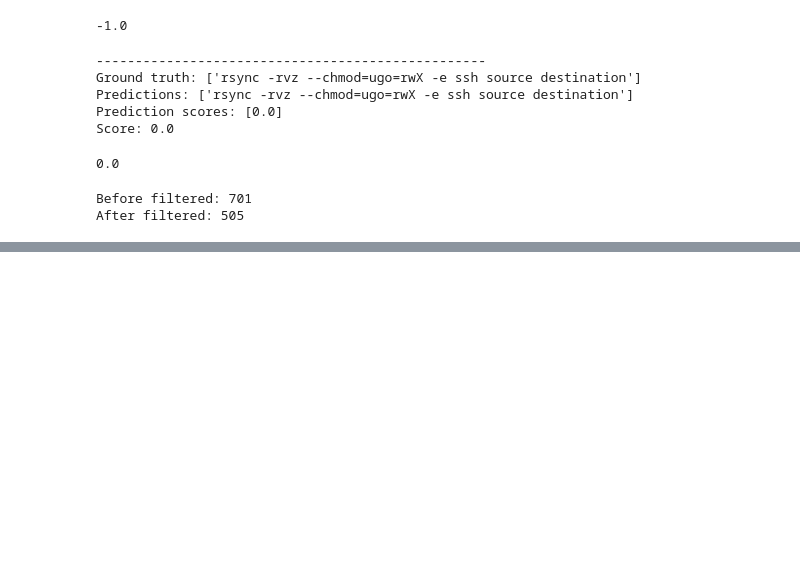
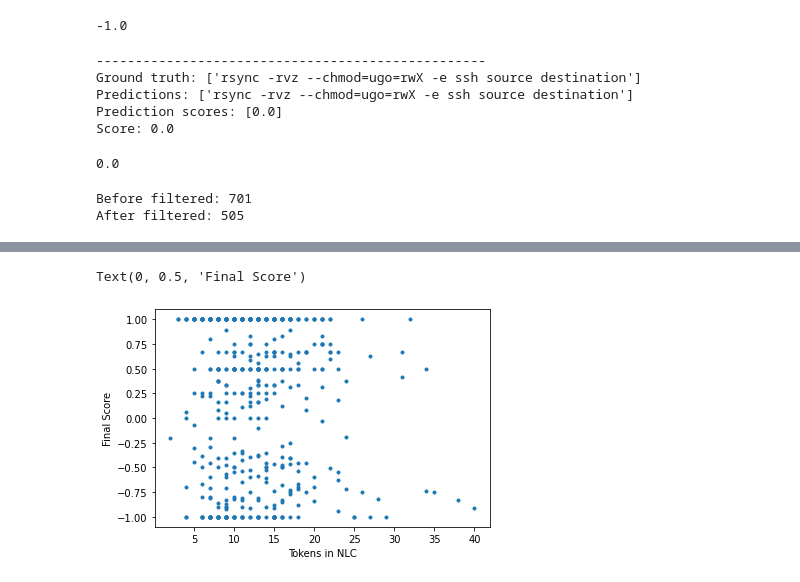
Before and after one commit to greenmonn/nlc2cmd-competition, a Jupyter notebook: nl2bash/eval/score_eval/DetailedModelEvaluation.ipynb, the cells around one changed output, grey strips where cells are left out. Saved outputs shown, nothing was run; the diff lists cells and outputs as text; code cells hidden in the pictures; blank space fills up the shorter version.

```diff
--- a/nl2bash/eval/score_eval/DetailedModelEvaluation.ipynb
+++ b/nl2bash/eval/score_eval/DetailedModelEvaluation.ipynb
@@ -195,0 +291,9 @@ Score: 1.0
+# %%
+fdata_len = [len(dp.description.split()) for dp in fun_data]
+plt.plot(fdata_len, fun_scores, '.')
+plt.xlabel('Tokens in NLC')
+plt.ylabel('Final Score')
+# no discernable correlation...
+# %% [output]
+Text(0, 0.5, 'Final Score')
+[figure, added]
```
Also changed, not shown: parts of 22 cells of this notebook, 1 other file.
